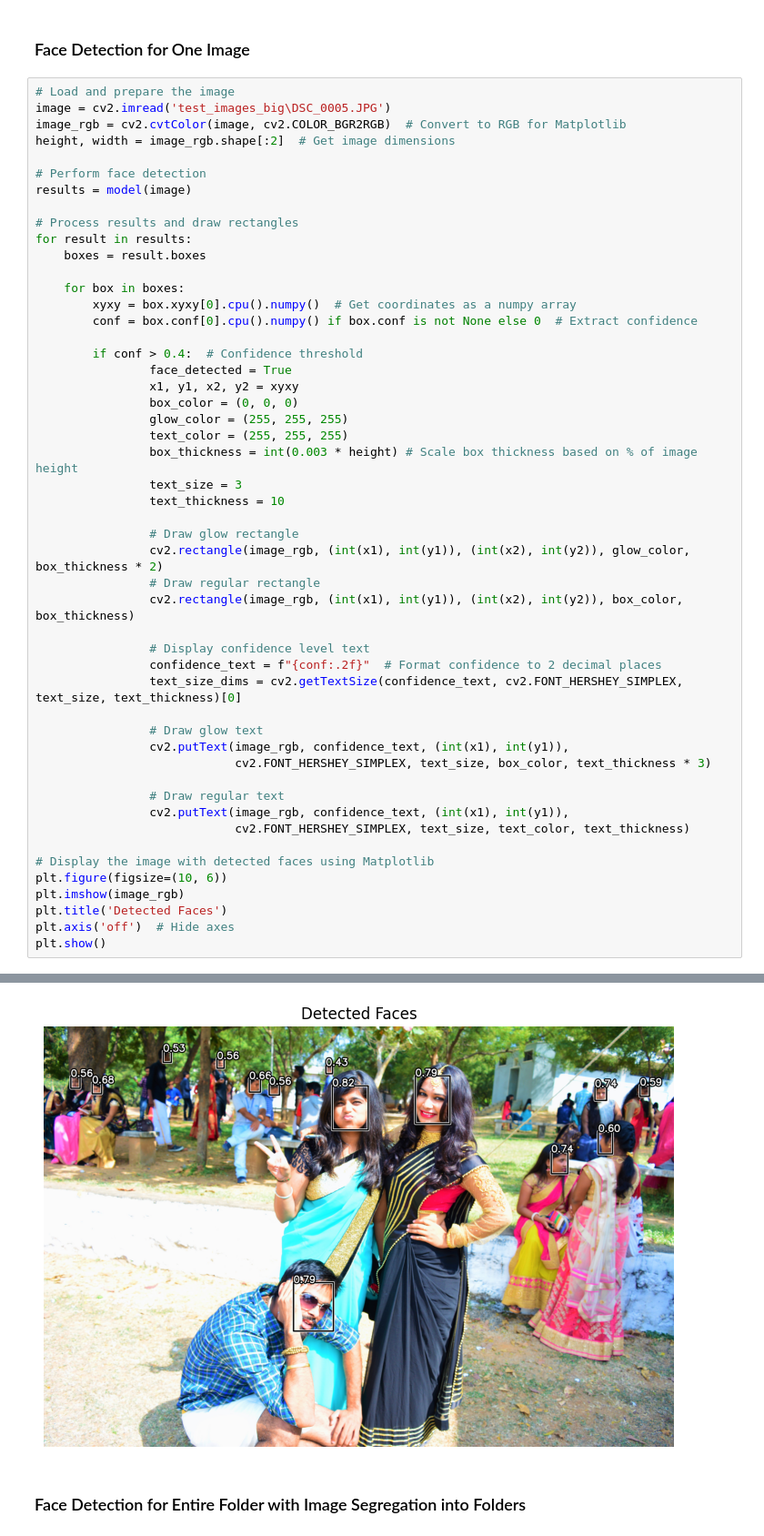
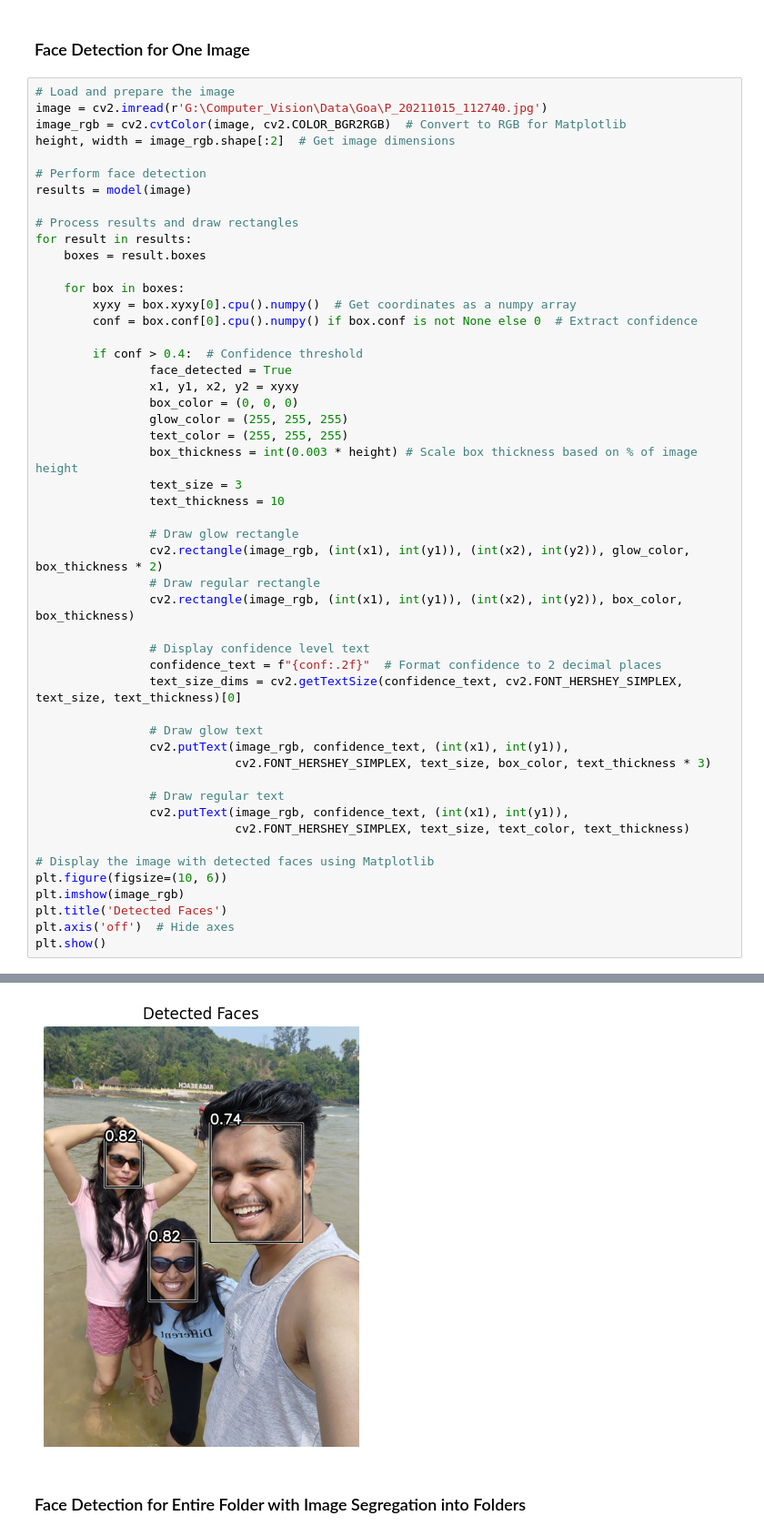
Before and after one commit to mchirag22/Project_FaDS, a Jupyter notebook: v0.2_HFD_using_yolov8.ipynb, the cells around one changed output, grey strips where cells are left out. Shown at 91% size. Cells and saved outputs as stored; diff of their text form.

```diff
--- a/v0.2_HFD_using_yolov8.ipynb
+++ b/v0.2_HFD_using_yolov8.ipynb
@@ -28,7 +30,7 @@ model = YOLO('yolov8n-face.pt').to(device)
 ### Face Detection for One Image
 # %%
 # Load and prepare the image
-image = cv2.imread('test_images_big\DSC_0005.JPG')
+image = cv2.imread(r'G:\Computer_Vision\Data\Goa\P_20211015_112740.jpg')
 image_rgb = cv2.cvtColor(image, cv2.COLOR_BGR2RGB)  # Convert to RGB for Matplotlib
 height, width = image_rgb.shape[:2]  # Get image dimensions
 
@@ -80,4 +84,4 @@ plt.show()
-[figure, old version]
+[figure, new version]
 # %% [markdown]
 ### Face Detection for Entire Folder with Image Segregation into Folders
 # %%
```
Also changed, not shown: parts of 3 cells of this notebook, 1 other file.
